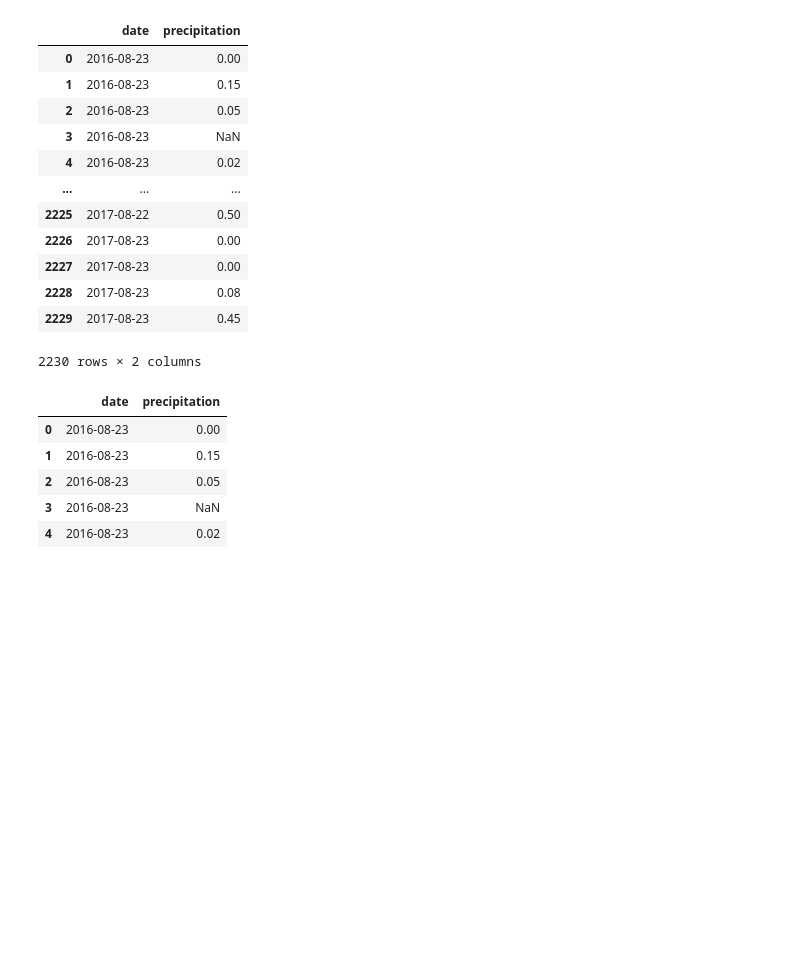
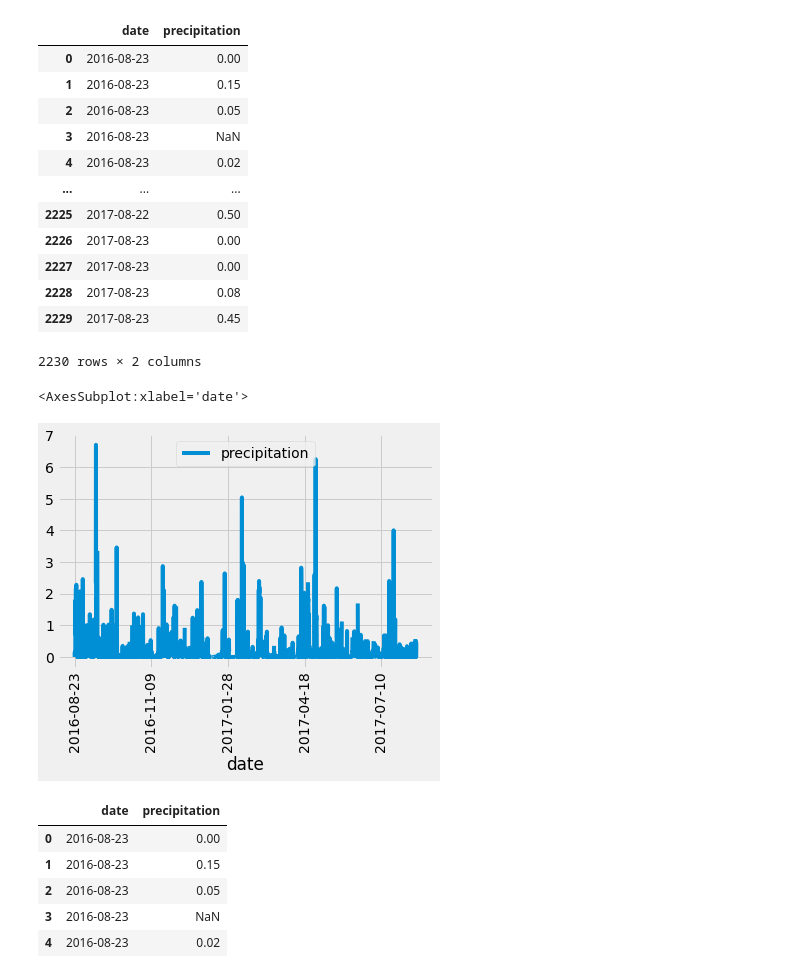
Before and after one commit to kaceejian/sqlalchemy-challenge, a Jupyter notebook: climate_starter.ipynb, the cells around one changed output. Drawn from its saved outputs; the diff is of its cells as text; code cells hidden in the pictures; blank space fills up the shorter version.

```diff
--- a/climate_starter.ipynb
+++ b/climate_starter.ipynb
@@ -156,6 +156,11 @@ df_one_yr_data
 | 2228 | 2017-08-23 | 0.08 |
 | 2229 | 2017-08-23 | 0.45 |
 2230 rows × 2 columns
+# %%
+df_one_yr_data.sort_values('date').plot(x='date', y='precipitation', rot=90)
+# %% [output]
+<AxesSubplot:xlabel='date'>
+[figure, added]
 # %%
 # Sort the dataframe by date
 df_one_yr_data.set_index('date')
```
Also changed, not shown: parts of 3 cells of this notebook, 3 other files.
